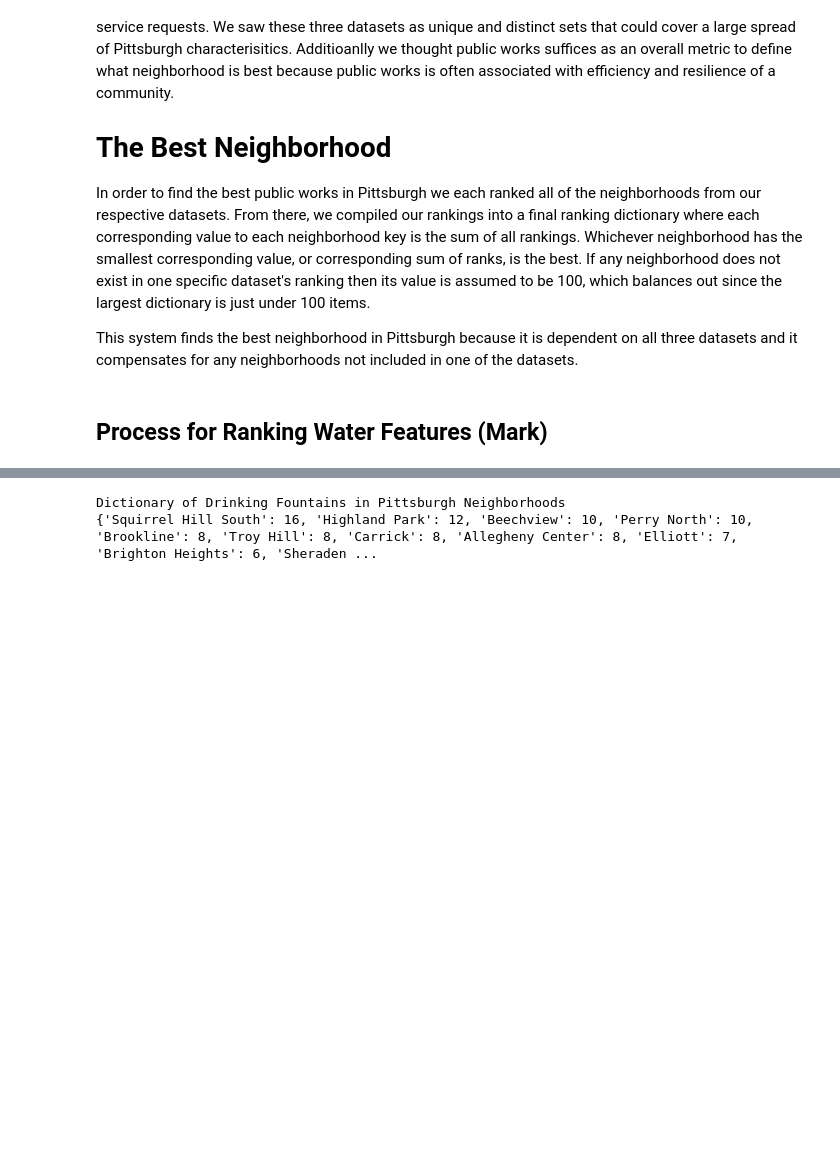
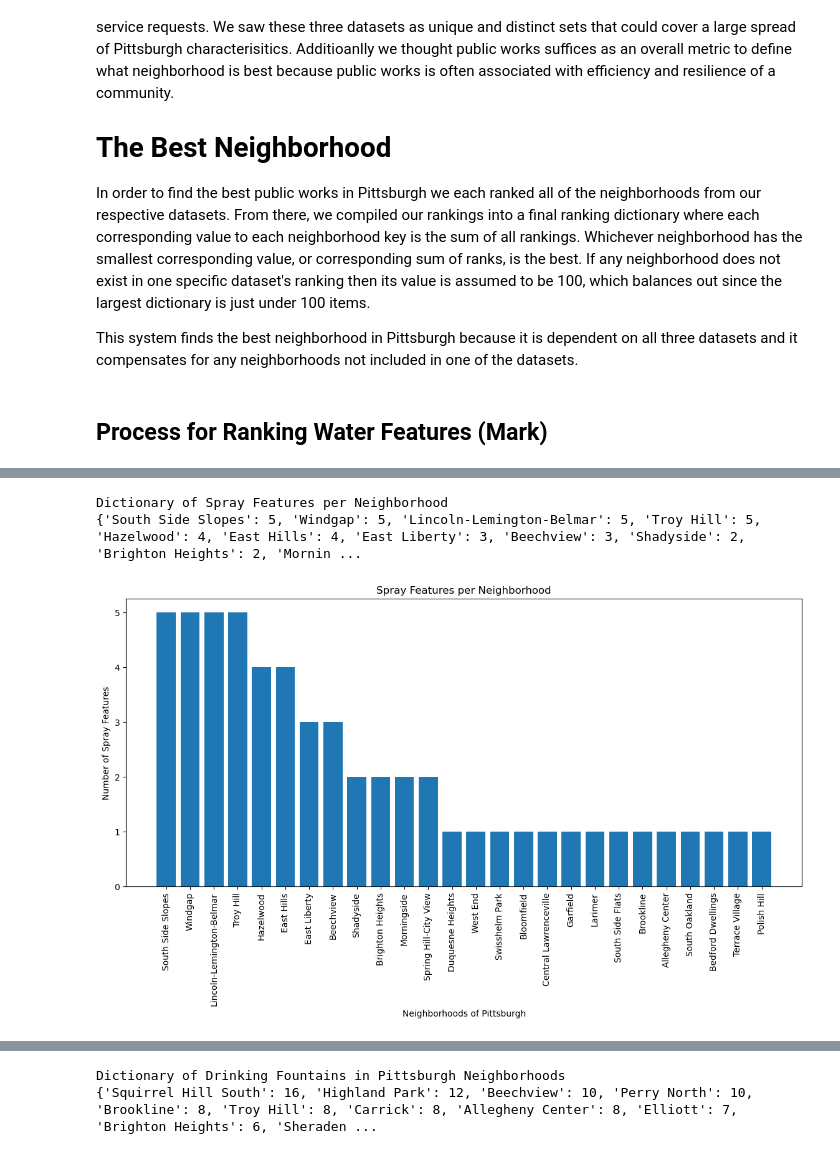
Before and after one commit to CelestialGarbo/CS-0010-FINAL-PROJECT, a Jupyter notebook: FINAL-REPORT.ipynb, the cells around one changed output, grey strips where cells are left out. Cells and saved outputs as stored; diff of their text form; code cells hidden in the pictures; blank space fills up the shorter version.

```diff
--- a/FINAL-REPORT.ipynb
+++ b/FINAL-REPORT.ipynb
@@ -22,0 +105,30 @@ This system finds the best neighborhood in Pittsburgh because it is dependent on
+# %%
+import pandas as pd
+df = pd.read_csv("PittWaterFeatures.csv")
+df.head()
+import matplotlib.pyplot as plt
+print()
+sp_count = {}
+for index, row in df.iterrows():
+    n = row["neighborhood"]
+    d = row["feature_type"]
+    if(d == "Spray" and n in sp_count):
+        sp_count[n] += 1
+    elif(d == "Spray"):
+        sp_count[n] = 1
+sorted_sp = dict(sorted(sp_count.items(), key = lambda item: item[1], reverse = True))
+print("Dictionary of Spray Features per Neighborhood")
+print(sorted_sp)
+print()
+plt.figure(figsize = (14, 6))
+plt.bar(sorted_sp.keys(), sorted_sp.values())
+plt.xticks(rotation=90)
+plt.xlabel("Neighborhoods of Pittsburgh")
+plt.ylabel("Number of Spray Features")
+plt.title("Spray Features per Neighborhood")
+plt.show()
+print()
+# %% [output]
+Dictionary of Spray Features per Neighborhood
+{'South Side Slopes': 5, 'Windgap': 5, 'Lincoln-Lemington-Belmar': 5, 'Troy Hill': 5, 'Hazelwood': 4, 'East Hills': 4, 'East Liberty': 3, 'Beechview': 3, 'Shadyside': 2, 'Brighton Heights': 2, 'Mornin ...
+[figure, added]
```
Also changed, not shown: parts of 7 cells of this notebook.
